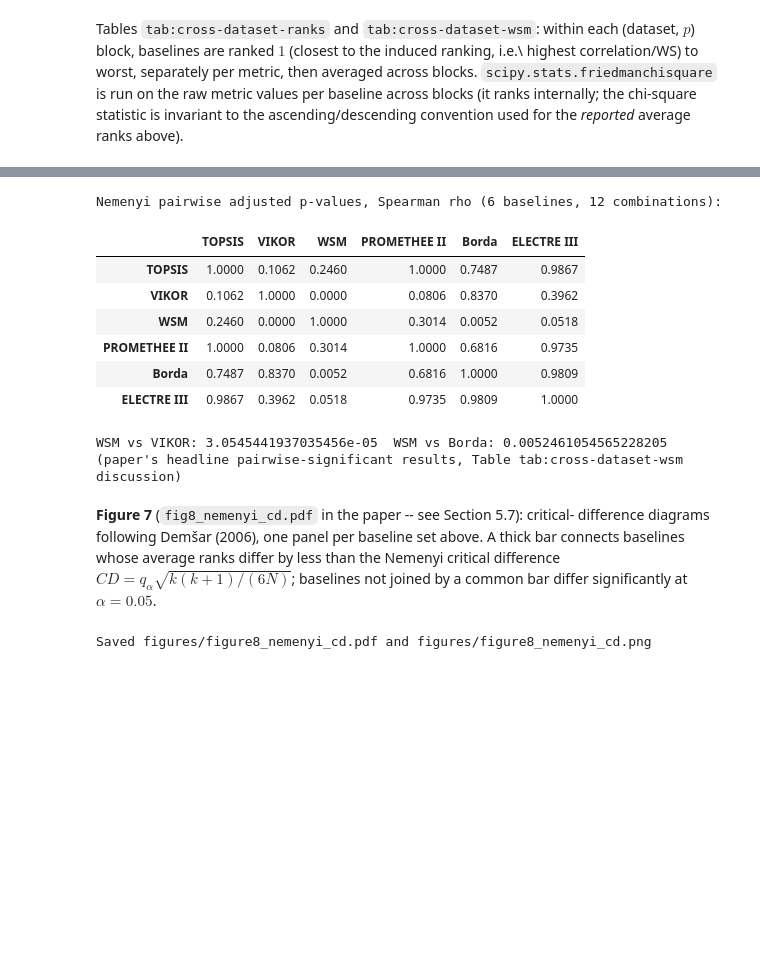
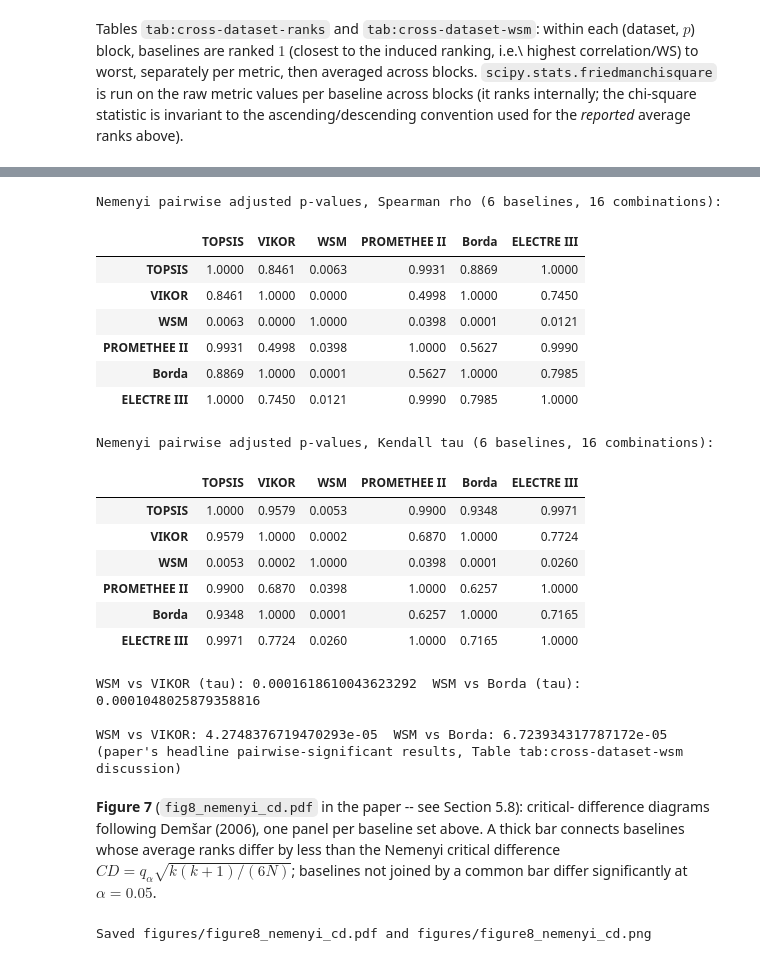
Before and after one commit to elsedik-lamini/IQIS_MCDM_0826, a Jupyter notebook: reproducibility.ipynb, the cells around one changed output, grey strips where cells are left out. Saved outputs shown, nothing was run; the diff lists cells and outputs as text; code cells hidden in the pictures; blank space fills up the shorter version.

```diff
--- a/reproducibility.ipynb
+++ b/reproducibility.ipynb
@@ -471,7 +473,7 @@ def wsm_score(X, directions, weights=None):
     """Weighted Sum Model (equal weights), via pymcdm. Higher = better. NOTE:
     pymcdm's sum-normalization requires strictly positive input on every
     criterion -- raises ValueError if any column has negative values (this is
-    exactly why WSM is omitted from the NBA comparison in Section 5.6, since
+    exactly why WSM is omitted from the NBA comparison in Section 5.7, since
     net rating is frequently negative)."""
     X = np.asarray(X, dtype=float)
     types = _types_from_directions(directions)
@@ -495,7 +497,7 @@ try:
     from pyDecision.algorithm import electre_iii, electre_tri_b
 except ImportError:
     raise ImportError(
-        "pyDecision is required for ELECTRE III / ELECTRE TRI-B (Section 5.3 "
+        "pyDecision is required for ELECTRE III / ELECTRE TRI-B (Section 5.4 "
         "of the paper). Install it with `pip install pyDecision`."
     )
 
@@ -519,7 +521,7 @@ def electre_iii_score(X, directions, q_frac=0.10, p_frac=0.30, v_frac=0.70):
     single comparable ranking, this wrapper takes the median of each
     alternative's rank in the two distillations -- a comparability device, not
     a claim that ELECTRE III itself resolves genuine incomparabilities --
-    exactly as reported in Section 5.3 of the paper."""
+    exactly as reported in Section 5.4 of the paper."""
     X = np.asarray(X, dtype=float)
     N, K = X.shape
     signs = np.array([1.0 if d == "max" else -1.0 for d in directions])
@@ -547,7 +549,7 @@ def electre_tri_b_good_set(X, directions, p, q_frac=0.10, p_frac=0.30, v_frac=0.
     boundary profile placed at the (1-p) quantile of each criterion (in
     benefit orientation) -- the same retention ratio p already used for IQIS
     on this dataset, so the two methods' 'good' sets are compared at matched
-    nominal selectivity (Section 5.3 of the paper). Returns a boolean mask,
+    nominal selectivity (Section 5.4 of the paper). Returns a boolean mask,
     True = assigned to the top category."""
     X = np.asarray(X, dtype=float)
     N, K = X.shape
@@ -584,7 +586,7 @@ def agreement_table(result: IQISResult, X, directions, baselines=BASELINES_6) ->
     """Compare the induced ranking (`result.classes`) against every baseline in
     `baselines` using Spearman's rho, Kendall's tau, and the WS coefficient.
     Skips a baseline (with a printed note) if it raises -- this is how WSM is
-    excluded from the NBA comparison in Section 5.6. `baselines` values may be
+    excluded from the NBA comparison in Section 5.7. `baselines` values may be
     either a callable `fn(X, directions)` or an already-computed score array
     (see `score_cache` below) -- the latter avoids recomputing the same
     baseline, in particular the O(N^2 K) ELECTRE III, once per value of p."""
@@ -1170,0 +1347,5 @@ Table tab:illustrative-ranks (average-rank tie convention; see note above)
+# %%
+karsak27_agreement = {p: agreement_table(r, KARSAK27_X, KARSAK27_DIRECTIONS, baselines=_karsak27_scores) for p, r in karsak27_results.items()}
+karsak27_comparison = pd.concat(karsak27_agreement, names=["p", "Method"])
+print("Table tab:karsak27-comparison")
+display(karsak27_comparison)
@@ -1789,8 +2039,24 @@ from the paper.
 AGREEMENT_BY_DATASET = {
     "Bhangale": bhangale_agreement,
     "Karsak": karsak_agreement,
+    "Karsak27": karsak27_agreement,
     "QS": qs_agreement,
     "NBA": nba_agreement,
+}
+
+# Human-facing display names for the (dataset, p) column labels in Figure 6 and
+# the Nemenyi CD figure below -- kept separate from the AGREEMENT_BY_DATASET /
+# dataset_p_order dict keys (which stay as their original internal code names,
+# see the Section 6.1 naming note) precisely so that the *figure* a reader sees
+# never repeats the "Karsak" misattribution corrected in the paper's text: the
+# "Karsak" key is the 12-robot Braglia & Petroni (1999) matrix, and "Karsak27"
+# is the true Karsak, Sener & Dursun (2012) 27-robot matrix.
+DATASET_DISPLAY_NAMES = {
+    "Bhangale": "Bhangale",
+    "Karsak": "Braglia\n& Petroni",
+    "Karsak27": "Karsak\net al.",
+    "QS": "QS",
+    "NBA": "NBA",
 }
 
 def build_cross_dataset_long(agreement_by_dataset):
@@ -1809,6 +2075,6 @@ def build_cross_dataset_long(agreement_by_dataset):
 
 cross_dataset_long = build_cross_dataset_long(AGREEMENT_BY_DATASET)
 print(f"Pooled {cross_dataset_long[['dataset', 'p']].drop_duplicates().shape[0]} "
-      f"(dataset, p) combinations (paper: 16).")
+      f"(dataset, p) combinations (paper: 20).")
 display(cross_dataset_long.head())
 # %% [output]
@@ -1992,25 +2273,39 @@ Friedman chi2 (df=5) on Avg. rank (WS): 9.192  p-value: 1.016e-01
 # %%
 nemenyi_6e = {metric_col: sp.posthoc_nemenyi_friedman(wide_by_metric_6e[metric_col].to_numpy())
               for metric_col, _ in metrics}
 for metric_col, _ in metrics:
     nemenyi_6e[metric_col].index = nemenyi_6e[metric_col].columns = BASELINES_6E
-print("Nemenyi pairwise adjusted p-values, Spearman rho (6 baselines, 12 combinations):")
+print(f"Nemenyi pairwise adjusted p-values, Spearman rho (6 baselines, {n_blocks_wsm} combinations):")
 display(nemenyi_6e["Spearman rho"].round(4))
+print(f"\nNemenyi pairwise adjusted p-values, Kendall tau (6 baselines, {n_blocks_wsm} combinations):")
+display(nemenyi_6e["Kendall tau"].round(4))
+print("\nWSM vs VIKOR (tau):", nemenyi_6e["Kendall tau"].loc["WSM", "VIKOR"],
+      " WSM vs Borda (tau):", nemenyi_6e["Kendall tau"].loc["WSM", "Borda"])
 print("\nWSM vs VIKOR:", nemenyi_6e["Spearman rho"].loc["WSM", "VIKOR"],
       " WSM vs Borda:", nemenyi_6e["Spearman rho"].loc["WSM", "Borda"],
       " (paper's headline pairwise-significant results, Table tab:cross-dataset-wsm discussion)")
 # %% [output]
-Nemenyi pairwise adjusted p-values, Spearman rho (6 baselines, 12 combinations):
+Nemenyi pairwise adjusted p-values, Spearman rho (6 baselines, 16 combinations):
 |  | TOPSIS | VIKOR | WSM | PROMETHEE II | Borda | ELECTRE III |
-| TOPSIS | 1.0000 | 0.1062 | 0.2460 | 1.0000 | 0.7487 | 0.9867 |
-| VIKOR | 0.1062 | 1.0000 | 0.0000 | 0.0806 | 0.8370 | 0.3962 |
-| WSM | 0.2460 | 0.0000 | 1.0000 | 0.3014 | 0.0052 | 0.0518 |
-| PROMETHEE II | 1.0000 | 0.0806 | 0.3014 | 1.0000 | 0.6816 | 0.9735 |
-| Borda | 0.7487 | 0.8370 | 0.0052 | 0.6816 | 1.0000 | 0.9809 |
-| ELECTRE III | 0.9867 | 0.3962 | 0.0518 | 0.9735 | 0.9809 | 1.0000 |
+| TOPSIS | 1.0000 | 0.8461 | 0.0063 | 0.9931 | 0.8869 | 1.0000 |
+| VIKOR | 0.8461 | 1.0000 | 0.0000 | 0.4998 | 1.0000 | 0.7450 |
+| WSM | 0.0063 | 0.0000 | 1.0000 | 0.0398 | 0.0001 | 0.0121 |
+| PROMETHEE II | 0.9931 | 0.4998 | 0.0398 | 1.0000 | 0.5627 | 0.9990 |
+| Borda | 0.8869 | 1.0000 | 0.0001 | 0.5627 | 1.0000 | 0.7985 |
+| ELECTRE III | 1.0000 | 0.7450 | 0.0121 | 0.9990 | 0.7985 | 1.0000 |
-WSM vs VIKOR: 3.0545441937035456e-05  WSM vs Borda: 0.0052461054565228205  (paper's headline pairwise-significant results, Table tab:cross-dataset-wsm discussion)
+Nemenyi pairwise adjusted p-values, Kendall tau (6 baselines, 16 combinations):
+|  | TOPSIS | VIKOR | WSM | PROMETHEE II | Borda | ELECTRE III |
+| TOPSIS | 1.0000 | 0.9579 | 0.0053 | 0.9900 | 0.9348 | 0.9971 |
+| VIKOR | 0.9579 | 1.0000 | 0.0002 | 0.6870 | 1.0000 | 0.7724 |
+| WSM | 0.0053 | 0.0002 | 1.0000 | 0.0398 | 0.0001 | 0.0260 |
+| PROMETHEE II | 0.9900 | 0.6870 | 0.0398 | 1.0000 | 0.6257 | 1.0000 |
+| Borda | 0.9348 | 1.0000 | 0.0001 | 0.6257 | 1.0000 | 0.7165 |
+| ELECTRE III | 0.9971 | 0.7724 | 0.0260 | 1.0000 | 0.7165 | 1.0000 |
+WSM vs VIKOR (tau): 0.0001618610043623292  WSM vs Borda (tau): 0.0001048025879358816
+
+WSM vs VIKOR: 4.2748376719470293e-05  WSM vs Borda: 6.723934317787172e-05  (paper's headline pairwise-significant results, Table tab:cross-dataset-wsm discussion)
 # %% [markdown]
-**Figure 7** (`fig8_nemenyi_cd.pdf` in the paper -- see Section 5.7): critical-
+**Figure 7** (`fig8_nemenyi_cd.pdf` in the paper -- see Section 5.8): critical-
 difference diagrams following Demšar (2006), one panel per baseline set above.
 A thick bar connects baselines whose average ranks differ by less than the
 Nemenyi critical difference $CD=q_\alpha\sqrt{k(k+1)/(6N)}$; baselines not
```
Also changed, not shown: parts of 38 cells of this notebook, 18 other files.
